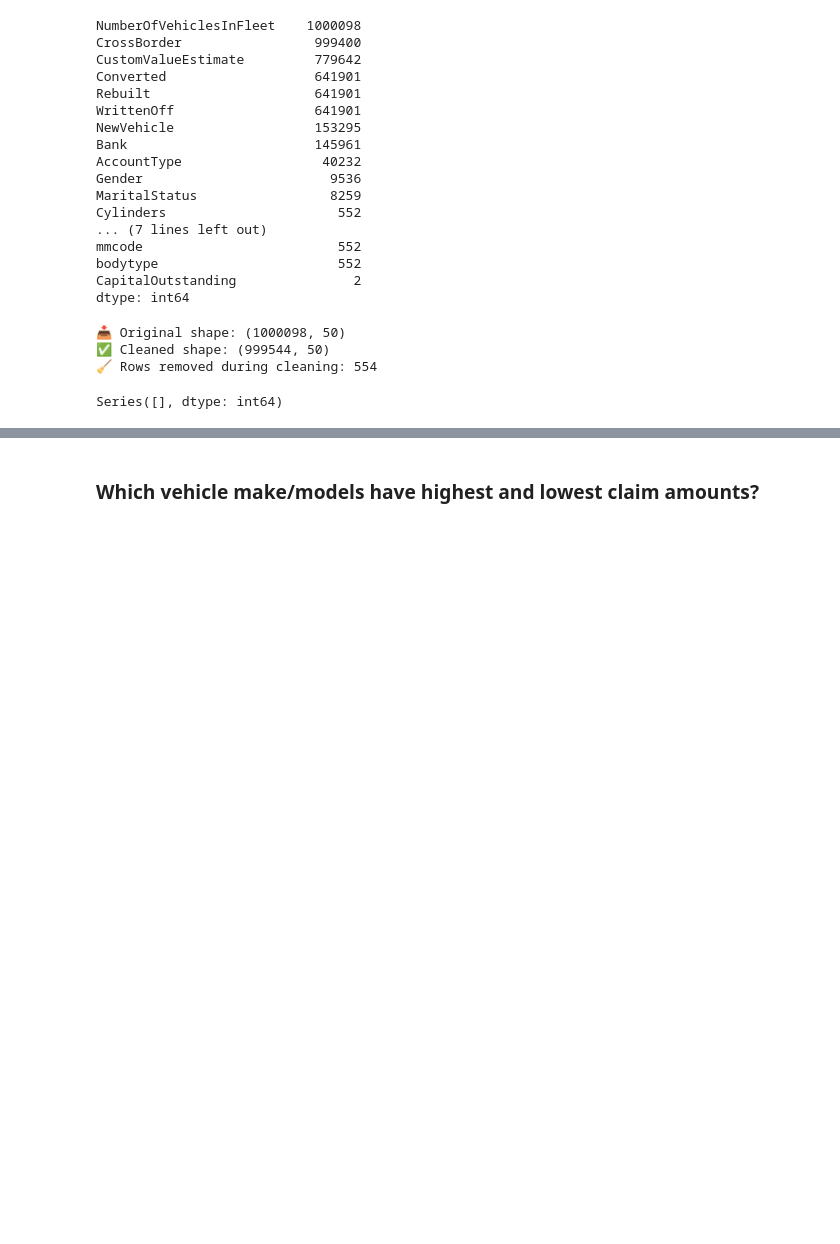
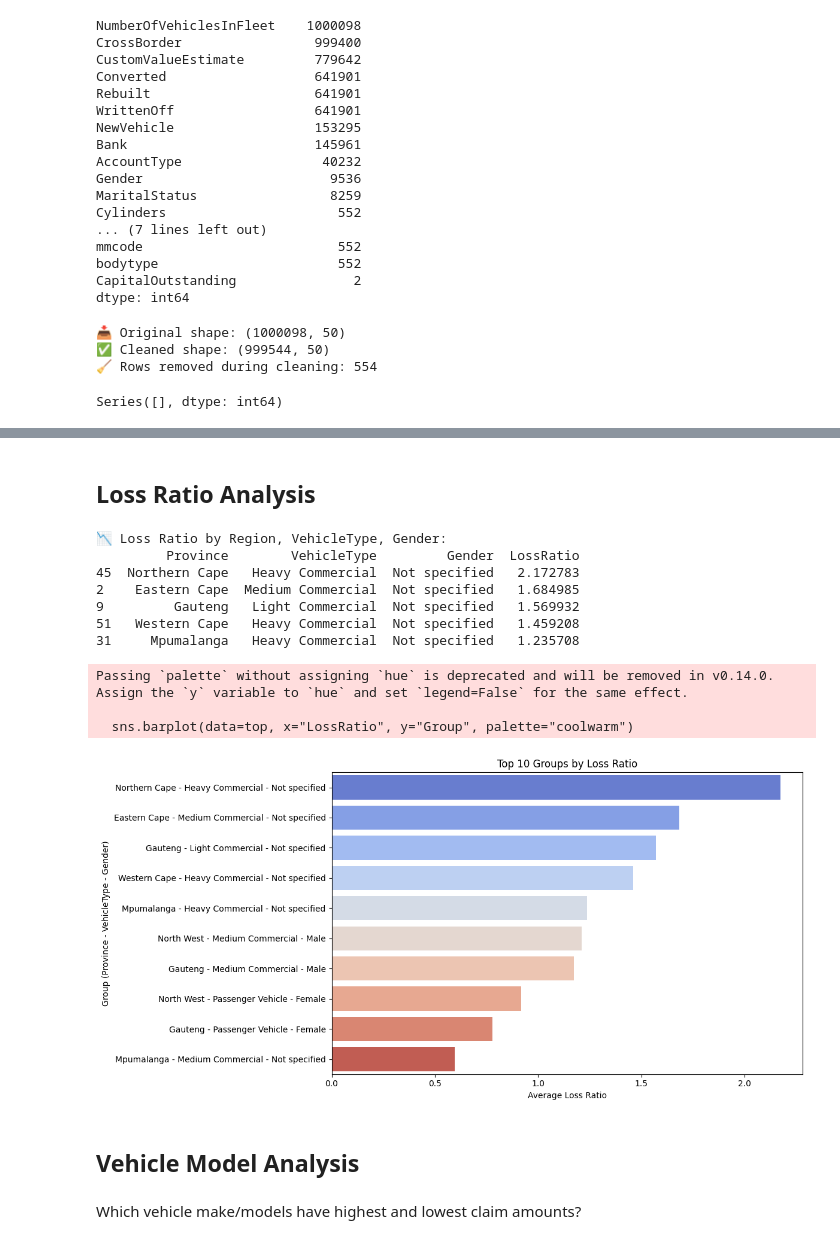
Before and after one commit to 5237-mests/acis-insurance-risk-analytics, a Jupyter notebook: notebooks/eda_main.ipynb, the cells around one changed output, grey strips where cells are left out. Saved outputs shown, nothing was run; the diff lists cells and outputs as text; code cells hidden in the pictures; blank space fills up the shorter version.

```diff
--- a/notebooks/eda_main.ipynb
+++ b/notebooks/eda_main.ipynb
@@ -140,5 +140,29 @@ plot_claims_over_time(df)
+# %% [markdown]
+## Loss Ratio Analysis
+# %%
+# Loss ratio computation
+loss_ratios = compute_loss_ratio(df)
+print("📉 Loss Ratio by Region, VehicleType, Gender:")
+print(loss_ratios.head())
+
+from src.data_visualizer import plot_top_loss_ratios
+plot_top_loss_ratios(loss_ratios, top_n=10)
+# %% [output]
+📉 Loss Ratio by Region, VehicleType, Gender:
+         Province        VehicleType         Gender  LossRatio
+45  Northern Cape   Heavy Commercial  Not specified   2.172783
+2    Eastern Cape  Medium Commercial  Not specified   1.684985
+9         Gauteng   Light Commercial  Not specified   1.569932
+51   Western Cape   Heavy Commercial  Not specified   1.459208
+31     Mpumalanga   Heavy Commercial  Not specified   1.235708
+Passing `palette` without assigning `hue` is deprecated and will be removed in v0.14.0. Assign the `y` variable to `hue` and set `legend=False` for the same effect.
+
+  sns.barplot(data=top, x="LossRatio", y="Group", palette="coolwarm")
+[figure, added]
+# %% [markdown]
+## Vehicle Model Analysis
 # %% [markdown]
-### Which vehicle make/models have highest and lowest claim amounts?
+Which vehicle make/models have highest and lowest claim amounts?
 # %%
 plot_top_and_bottom_models_by_claims(df)
 # %% [output]
```
Also changed, not shown: parts of 23 cells of this notebook, 5 other files.
